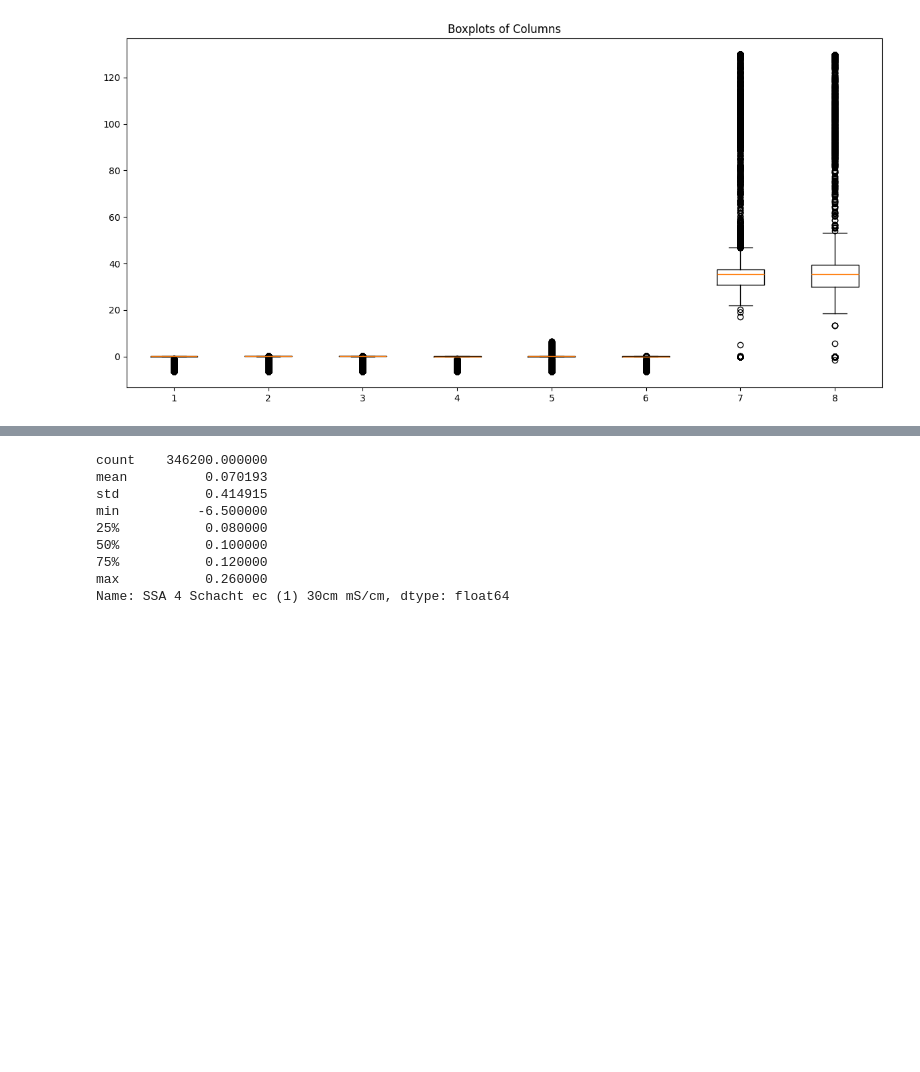
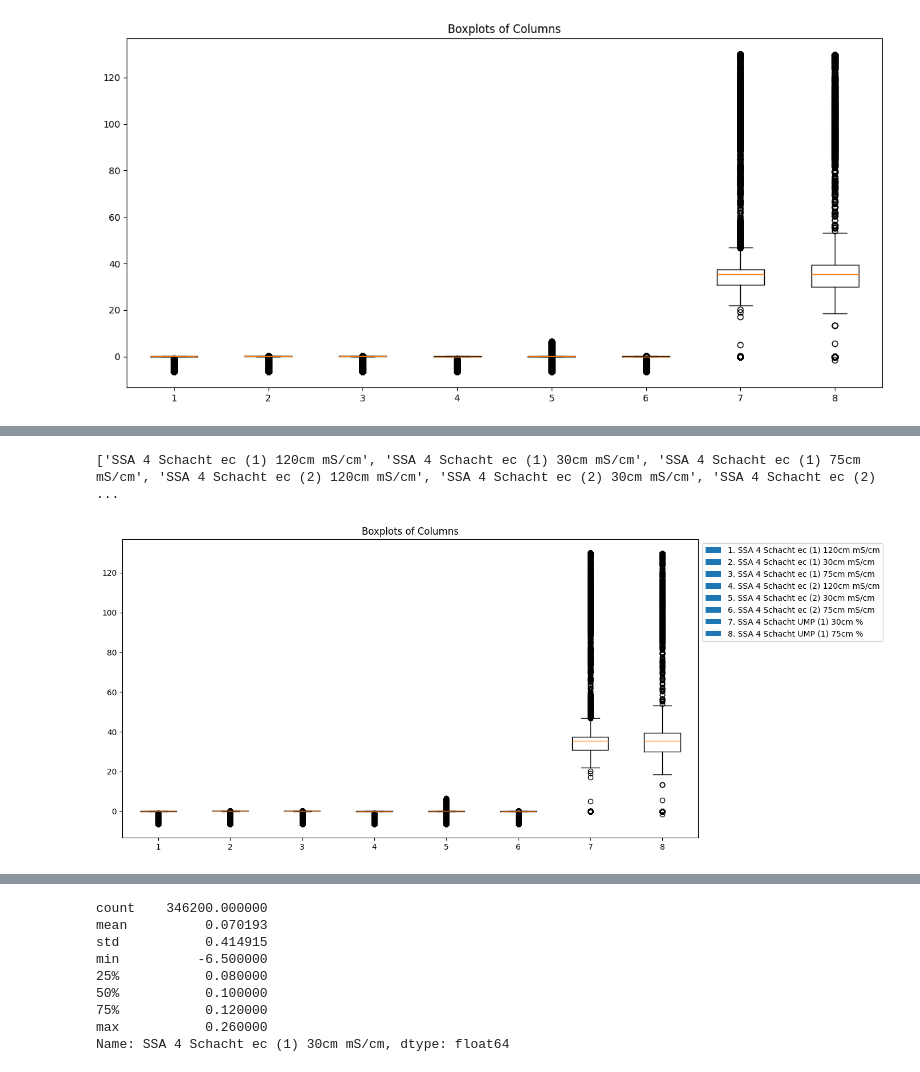
Before and after one commit to Cunoo/MasterThesis, a Jupyter notebook: src/imputation/visualization.ipynb, the cells around one changed output, grey strips where cells are left out. Saved outputs shown, nothing was run; the diff lists cells and outputs as text; code cells hidden in the pictures; blank space fills up the shorter version.

Commit message:
added mean; new visualization

```diff
--- a/src/imputation/visualization.ipynb
+++ b/src/imputation/visualization.ipynb
@@ -55,0 +55,20 @@ plt.show()
+# %%
+import matplotlib.pyplot as plt
+from matplotlib.patches import Patch
+
+cols = new_dataset.columns.tolist()
+print(cols)
+plt.figure(figsize=(14, 6))
+plt.boxplot(new_dataset[cols].dropna())
+
+# Vytvoríme legendu s indexami
+legend_elements = [Patch(label=f"{i+1}. {col}") for i, col in enumerate(cols)]
+plt.legend(handles=legend_elements, loc='upper left', bbox_to_anchor=(1, 1))
+
+plt.title("Boxplots of Columns")
+plt.tight_layout()
+plt.savefig("graphs/boxplot_outliers_SVK.png")
+plt.show()
+# %% [output]
+['SSA 4 Schacht ec (1) 120cm mS/cm', 'SSA 4 Schacht ec (1) 30cm mS/cm', 'SSA 4 Schacht ec (1) 75cm mS/cm', 'SSA 4 Schacht ec (2) 120cm mS/cm', 'SSA 4 Schacht ec (2) 30cm mS/cm', 'SSA 4 Schacht ec (2)  ...
+[figure, added]
```
Also changed, not shown: parts of 2 cells of this notebook, 6 other files.
